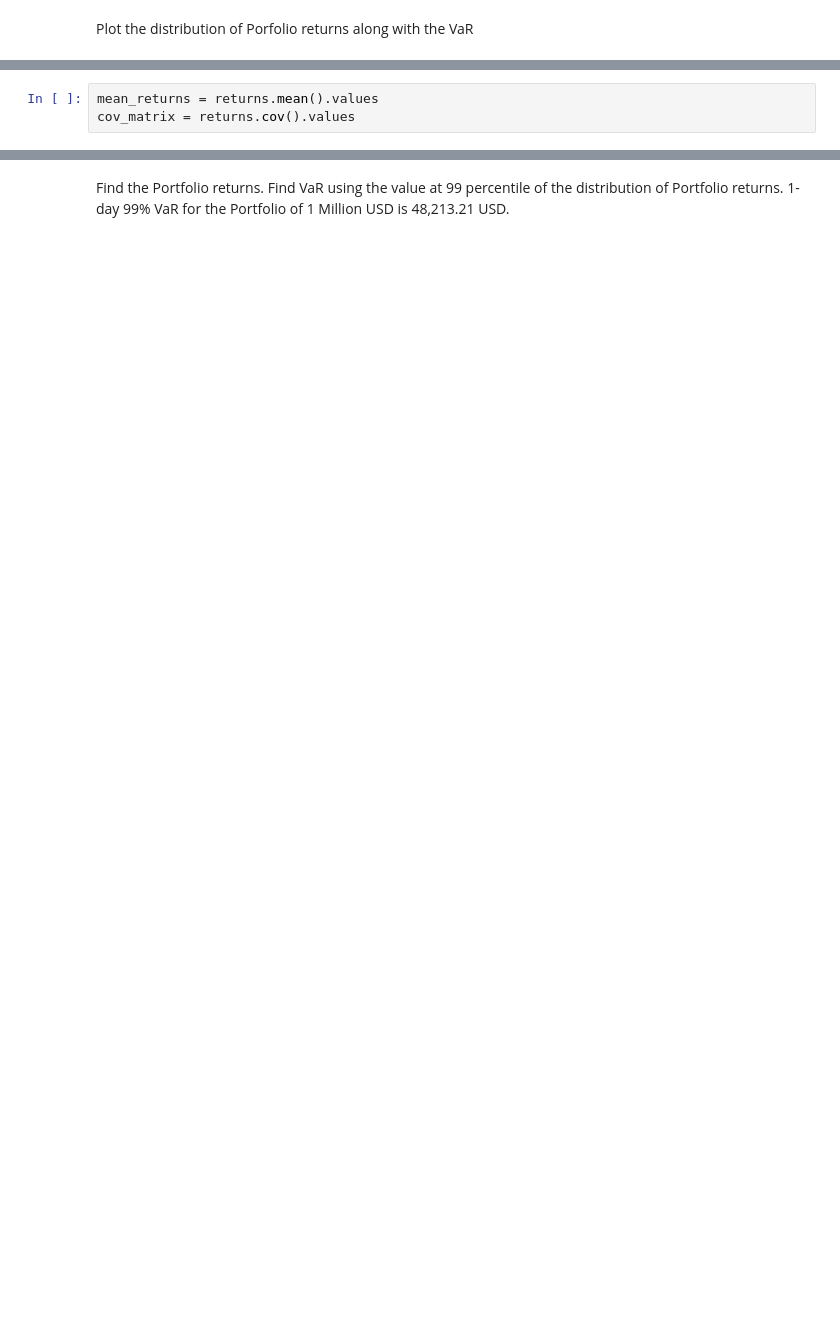
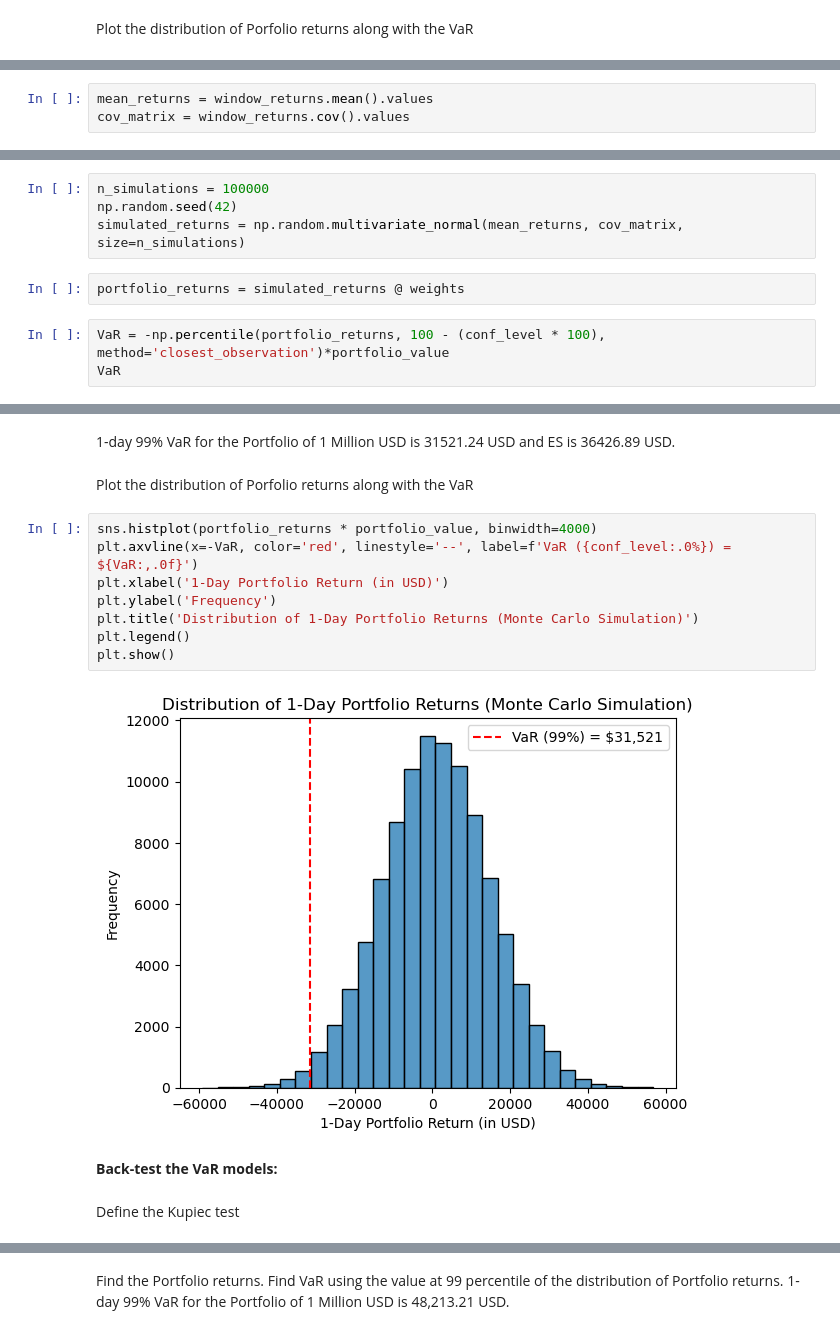
Before and after one commit to yogesh-dandekar/Risk-Projects-in-Python, a Jupyter notebook: Portfolio VaR and ES modelling and Testing.ipynb, the cells around one changed output, grey strips where cells are left out. Saved outputs shown, nothing was run; the diff lists cells and outputs as text; blank space fills up the shorter version.

```diff
--- a/Portfolio VaR and ES modelling and Testing.ipynb
+++ b/Portfolio VaR and ES modelling and Testing.ipynb
@@ -111,3 +121,3 @@ Now perform the Monte Carlo Simulation. Start with finding the mean returns and
 # %%
-mean_returns = returns.mean().values
-cov_matrix = returns.cov().values
+mean_returns = window_returns.mean().values
+cov_matrix = window_returns.cov().values
@@ -113,0 +126,9 @@ cov_matrix = returns.cov().values
+# %%
+n_simulations = 100000
+np.random.seed(42)
+simulated_returns = np.random.multivariate_normal(mean_returns, cov_matrix, size=n_simulations)
+# %%
+portfolio_returns = simulated_returns @ weights
+# %%
+VaR = -np.percentile(portfolio_returns, 100 - (conf_level * 100), method='closest_observation')*portfolio_value
+VaR
@@ -113,0 +144,18 @@ cov_matrix = returns.cov().values
+# %% [markdown]
+1-day 99% VaR for the Portfolio of 1 Million USD is 31521.24 USD and ES is 36426.89 USD.
+# %% [markdown]
+Plot the distribution of Porfolio returns along with the VaR
+# %%
+sns.histplot(portfolio_returns * portfolio_value, binwidth=4000)
+plt.axvline(x=-VaR, color='red', linestyle='--', label=f'VaR ({conf_level:.0%}) = ${VaR:,.0f}')
+plt.xlabel('1-Day Portfolio Return (in USD)')
+plt.ylabel('Frequency')
+plt.title('Distribution of 1-Day Portfolio Returns (Monte Carlo Simulation)')
+plt.legend()
+plt.show()
+# %% [output]
+[figure, added]
+# %% [markdown]
+**Back-test the VaR models:**
+# %% [markdown]
+Define the Kupiec test
```
Also changed, not shown: parts of 64 cells of this notebook.
